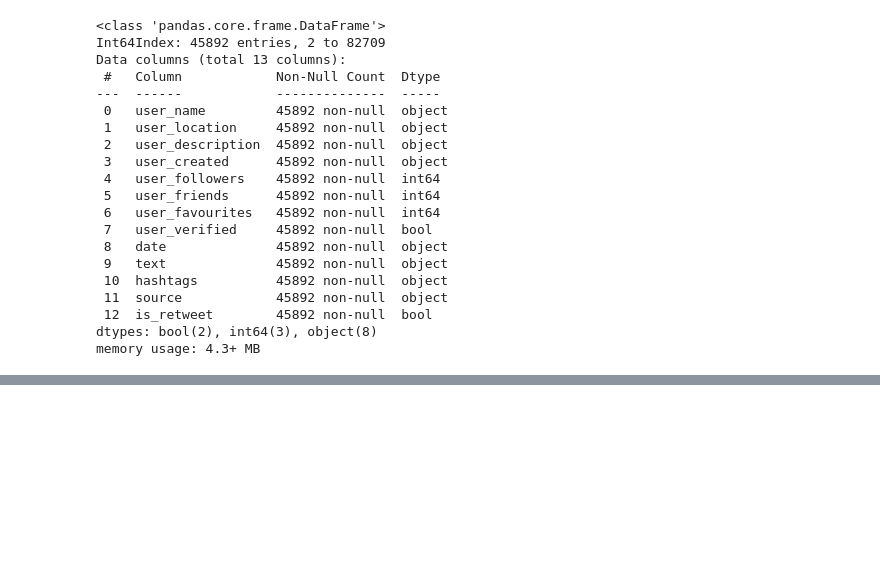
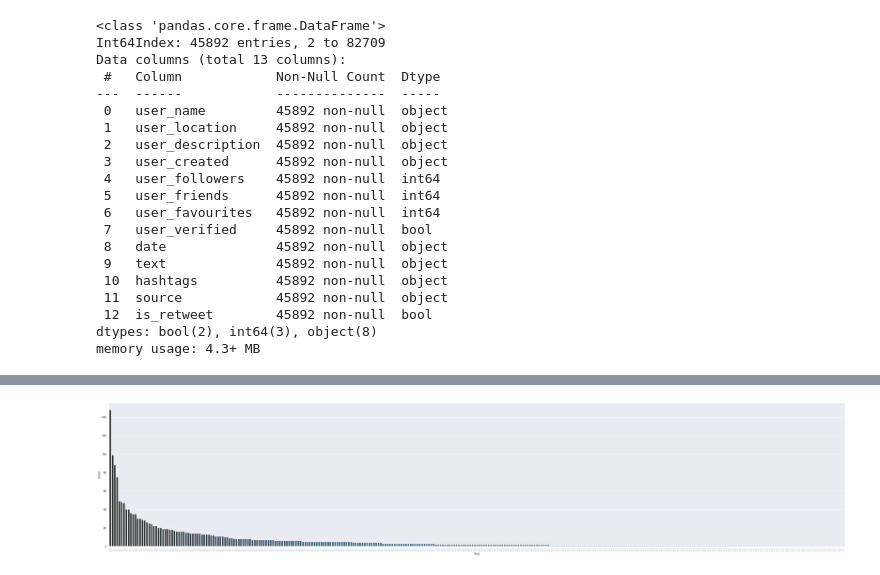
Before and after one commit to arwagh/Analyze-COVID19-Tweets, a Jupyter notebook: main.ipynb, the cells around one changed output, grey strips where cells are left out. Cells and saved outputs as stored; diff of their text form; code cells hidden in the pictures; blank space fills up the shorter version.

```diff
--- a/main.ipynb
+++ b/main.ipynb
@@ -118,0 +234,2 @@ plt.show()
+# %%
+str_list_tokens7 = listToString(str_list_tokens6)
@@ -118,0 +247,13 @@ plt.show()
+# %%
+import re
+regrex_pattern = re.compile(pattern = "["
+    u"\U0001F600-\U0001F64F"  # emoticons
+    u"\U0001F300-\U0001F5FF"  # symbols & pictographs
+    u"\U0001F680-\U0001F6FF"  # transport & map symbols
+    u"\U0001F1E0-\U0001F1FF"  # flags (iOS)
+                       "]+", flags = re.UNICODE)
+# %%
+str_list_tokens8 = []
+for i in str_list_tokens7:
+    if bool(re.match(regrex_pattern, i)):
+        str_list_tokens8.append(i)
@@ -118,0 +280,3 @@ plt.show()
+# %%
+df = pd.DataFrame({'freq': str_list_tokens8})
+df
@@ -118,0 +305,5 @@ plt.show()
+# %%
+plt.subplots(figsize=[50, 10])
+ax = sns.countplot(x='freq', data=df, order = df['freq'].value_counts().index, palette="Blues_d")
+# %% [output]
+[figure, added]
```
Also changed, not shown: parts of 28 cells of this notebook.
